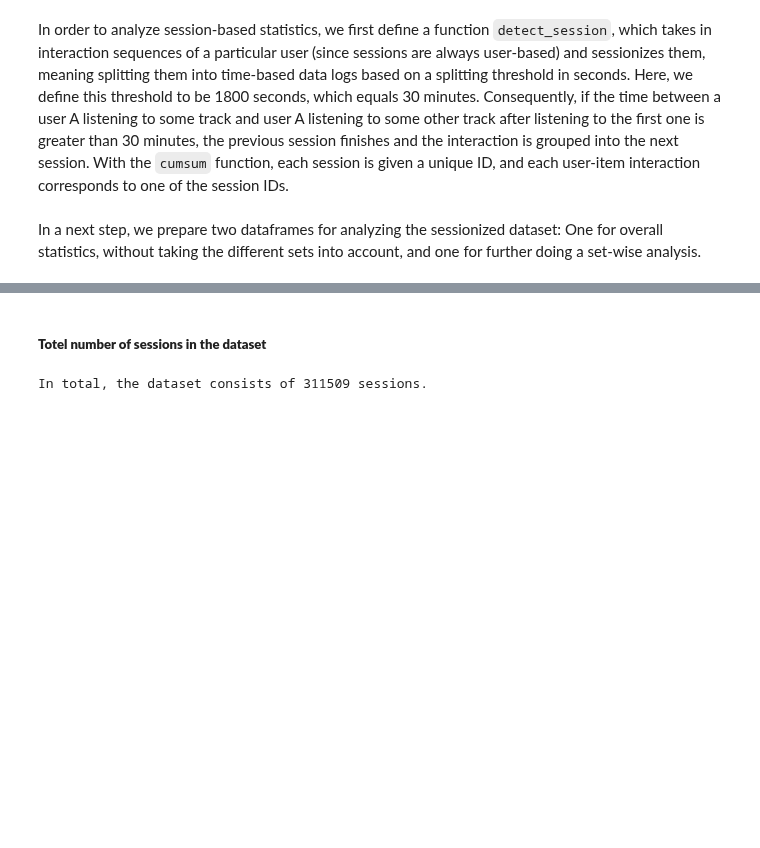
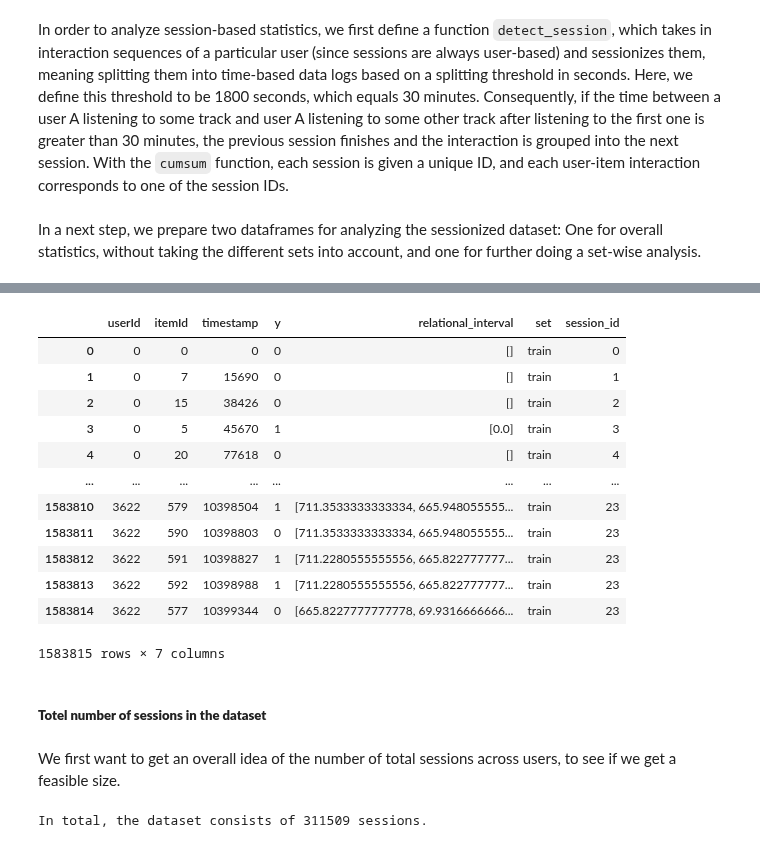
Before and after one commit to Laura-Legat/Practical-Work-AI, a Jupyter notebook: dataset_analysis.ipynb, the cells around one changed output, grey strips where cells are left out. Cells and saved outputs as stored; diff of their text form; code cells hidden in the pictures; blank space fills up the shorter version.

```diff
--- a/dataset_analysis.ipynb
+++ b/dataset_analysis.ipynb
@@ -236,5 +240,23 @@ sessionized_df = df.groupby(['set', 'userId']).apply(detect_sessions).reset_inde
+# %%
+sessionized_df_overall
+# %% [output]
+|  | userId | itemId | timestamp | y | relational_interval | set | session_id |
+| 0 | 0 | 0 | 0 | 0 | [] | train | 0 |
+| 1 | 0 | 7 | 15690 | 0 | [] | train | 1 |
+| 2 | 0 | 15 | 38426 | 0 | [] | train | 2 |
+| 3 | 0 | 5 | 45670 | 1 | [0.0] | train | 3 |
+| 4 | 0 | 20 | 77618 | 0 | [] | train | 4 |
+| ... | ... | ... | ... | ... | ... | ... | ... |
+| 1583810 | 3622 | 579 | 10398504 | 1 | [711.3533333333334, 665.948055555... | train | 23 |
+| 1583811 | 3622 | 590 | 10398803 | 0 | [711.3533333333334, 665.948055555... | train | 23 |
+| 1583812 | 3622 | 591 | 10398827 | 1 | [711.2280555555556, 665.822777777... | train | 23 |
+| 1583813 | 3622 | 592 | 10398988 | 1 | [711.2280555555556, 665.822777777... | train | 23 |
+| 1583814 | 3622 | 577 | 10399344 | 0 | [665.8227777777778, 69.9316666666... | train | 23 |
+1583815 rows × 7 columns
 # %% [markdown]
 ##### **Totel number of sessions in the dataset**
+# %% [markdown]
+We first want to get an overall idea of the number of total sessions across users, to see if we get a feasible size.
 # %%
 # group number of sessions per user and sum them up to get total amount of sessions - this way, duplicate session IDs across users are permitted
 n_sessions_total = len(sessionized_df_overall.groupby(['userId', 'session_id']).size())
```
Also changed, not shown: parts of 25 cells of this notebook.
